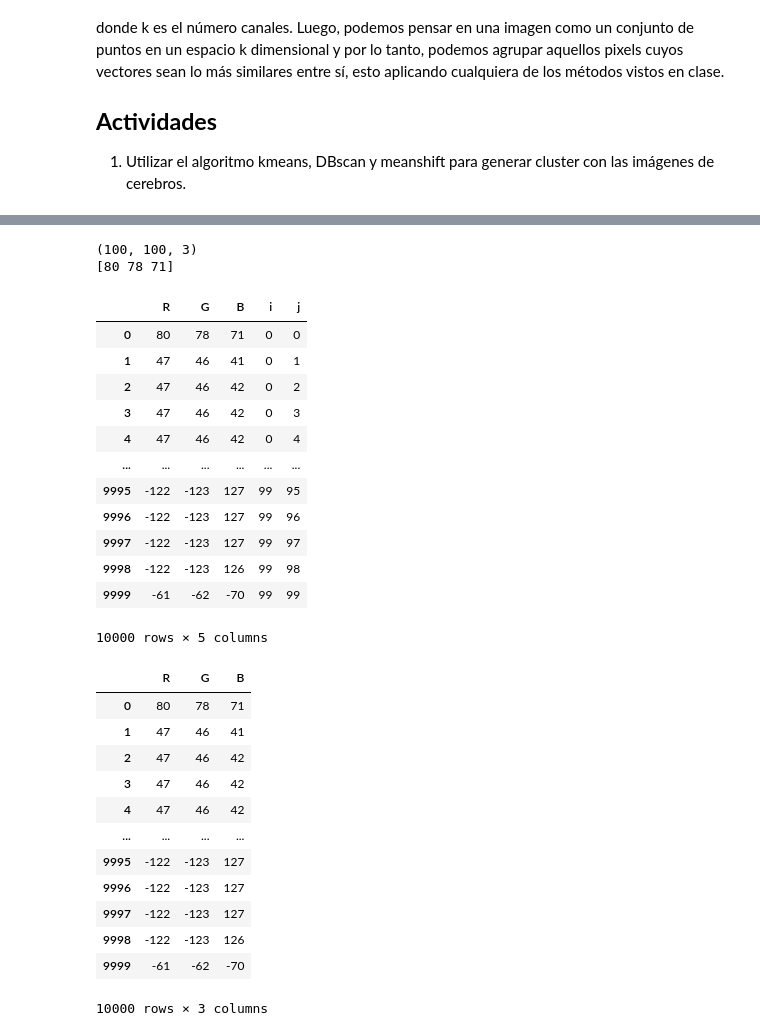
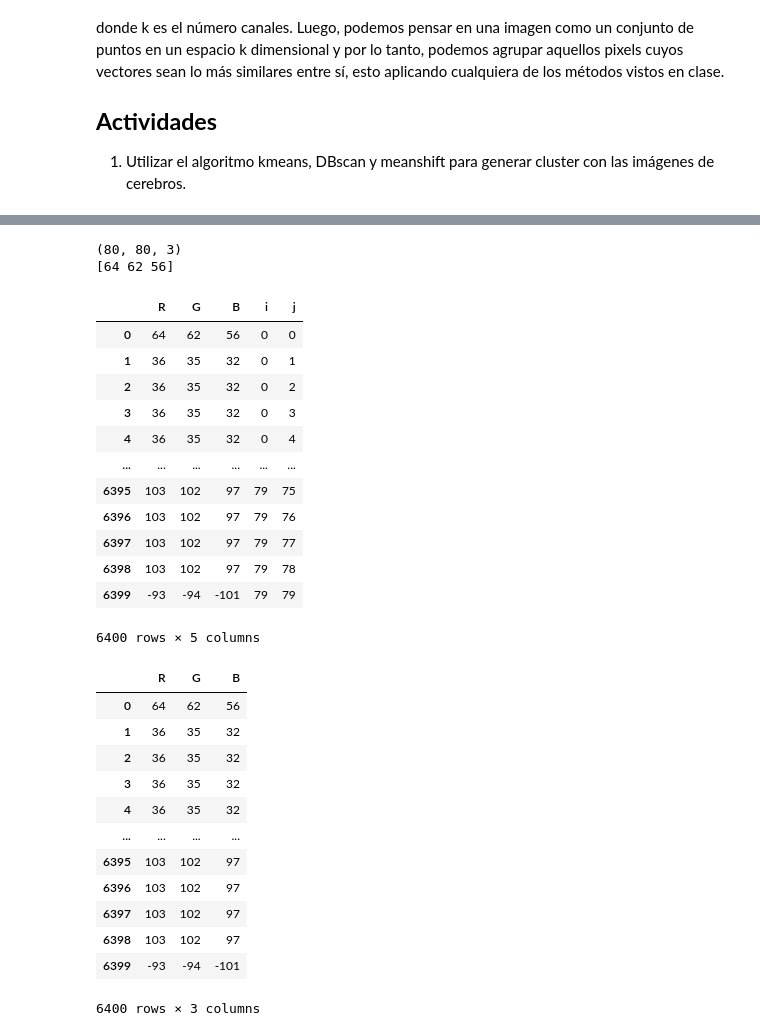
Before and after one commit to jeremy-jmc/ML_Algorithms, a Jupyter notebook: S10_Clustering_Lab_2.ipynb, the cells around one changed output, grey strips where cells are left out. Saved outputs shown, nothing was run; the diff lists cells and outputs as text; code cells hidden in the pictures.

```diff
--- a/S10_Clustering_Lab_2.ipynb
+++ b/S10_Clustering_Lab_2.ipynb
@@ -40,7 +40,7 @@ IMG_PATH = './datos_cerebros/'
 # %%
 # C:\Users\jeff1\OneDrive\Escritorio\IA-2022_1\datos_cerebros\paciente 1\1\
 img = Image.open('./datos_cerebros/paciente 1/1/Paciente1CC-27-10-1988- CT from 18-01-2011 S0 I1.BMP')
-img = img.resize((100, 100))
+img = img.resize((80, 80))
 display(img)
 # %% [output]
 [figure]
@@ -50,8 +50,8 @@ print(mat.shape)
 # print(mat[0].shape)
 print(mat[0][0])
 # %% [output]
-(100, 100, 3)
-[80 78 71]
+(80, 80, 3)
+[64 62 56]
 # %%
 # https://www.geeksforgeeks.org/calculate-the-euclidean-distance-using-numpy/
 def euclidean(x1, x2):
@@ -91,18 +91,18 @@ pixels = pd.DataFrame(pixels, columns=['R', 'G', 'B', 'i', 'j'])
 pixels
 # %% [output]
 |  | R | G | B | i | j |
-| 0 | 80 | 78 | 71 | 0 | 0 |
-| 1 | 47 | 46 | 41 | 0 | 1 |
-| 2 | 47 | 46 | 42 | 0 | 2 |
-| 3 | 47 | 46 | 42 | 0 | 3 |
-| 4 | 47 | 46 | 42 | 0 | 4 |
+| 0 | 64 | 62 | 56 | 0 | 0 |
+| 1 | 36 | 35 | 32 | 0 | 1 |
+| 2 | 36 | 35 | 32 | 0 | 2 |
+| 3 | 36 | 35 | 32 | 0 | 3 |
+| 4 | 36 | 35 | 32 | 0 | 4 |
 | ... | ... | ... | ... | ... | ... |
-| 9995 | -122 | -123 | 127 | 99 | 95 |
-| 9996 | -122 | -123 | 127 | 99 | 96 |
-| 9997 | -122 | -123 | 127 | 99 | 97 |
-| 9998 | -122 | -123 | 126 | 99 | 98 |
-| 9999 | -61 | -62 | -70 | 99 | 99 |
+| 6395 | 103 | 102 | 97 | 79 | 75 |
+| 6396 | 103 | 102 | 97 | 79 | 76 |
+| 6397 | 103 | 102 | 97 | 79 | 77 |
+| 6398 | 103 | 102 | 97 | 79 | 78 |
+| 6399 | -93 | -94 | -101 | 79 | 79 |
-10000 rows × 5 columns
+6400 rows × 5 columns
 # %%
 class K_Means():
     def __init__(self, n, distance=euclidean, cc=rand_centroids):
@@ -159,23 +159,23 @@ class K_Means():
         print(f'\titerations {i}')
         return new_K, idx
 # %%
-K = 4
+K = 5
 data = pixels.copy()
 data.loc[:, ['R', 'G', 'B']]
 # %% [output]
 |  | R | G | B |
-| 0 | 80 | 78 | 71 |
-| 1 | 47 | 46 | 41 |
-| 2 | 47 | 46 | 42 |
-| 3 | 47 | 46 | 42 |
-| 4 | 47 | 46 | 42 |
+| 0 | 64 | 62 | 56 |
+| 1 | 36 | 35 | 32 |
+| 2 | 36 | 35 | 32 |
+| 3 | 36 | 35 | 32 |
+| 4 | 36 | 35 | 32 |
 | ... | ... | ... | ... |
-| 9995 | -122 | -123 | 127 |
-| 9996 | -122 | -123 | 127 |
-| 9997 | -122 | -123 | 127 |
-| 9998 | -122 | -123 | 126 |
-| 9999 | -61 | -62 | -70 |
+| 6395 | 103 | 102 | 97 |
+| 6396 | 103 | 102 | 97 |
+| 6397 | 103 | 102 | 97 |
+| 6398 | 103 | 102 | 97 |
+| 6399 | -93 | -94 | -101 |
-10000 rows × 3 columns
+6400 rows × 3 columns
 # %%
 k = K_Means(K, cc=plus_plus)
 # %%
```
Also changed, not shown: parts of 7 cells of this notebook, 12 other files.
